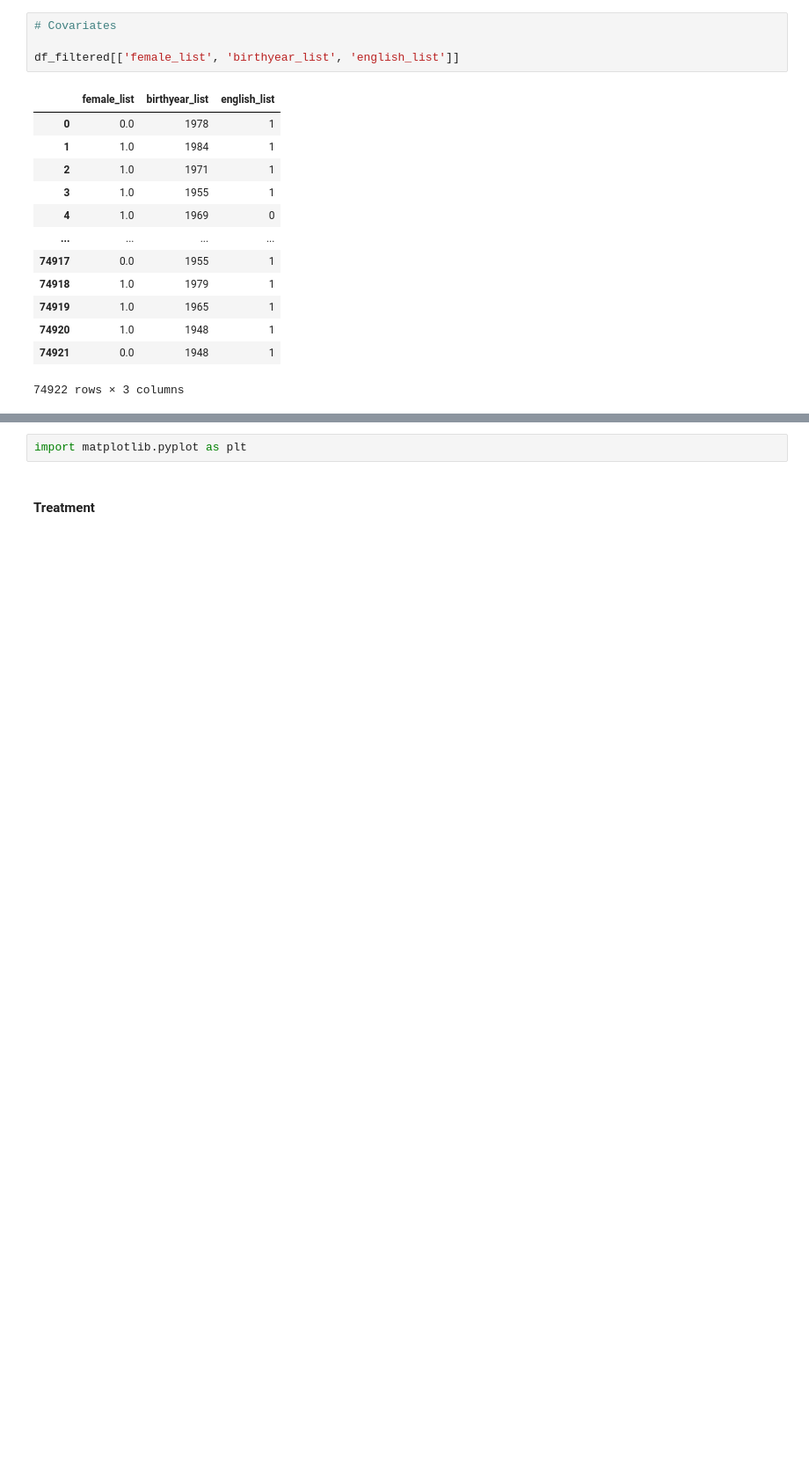
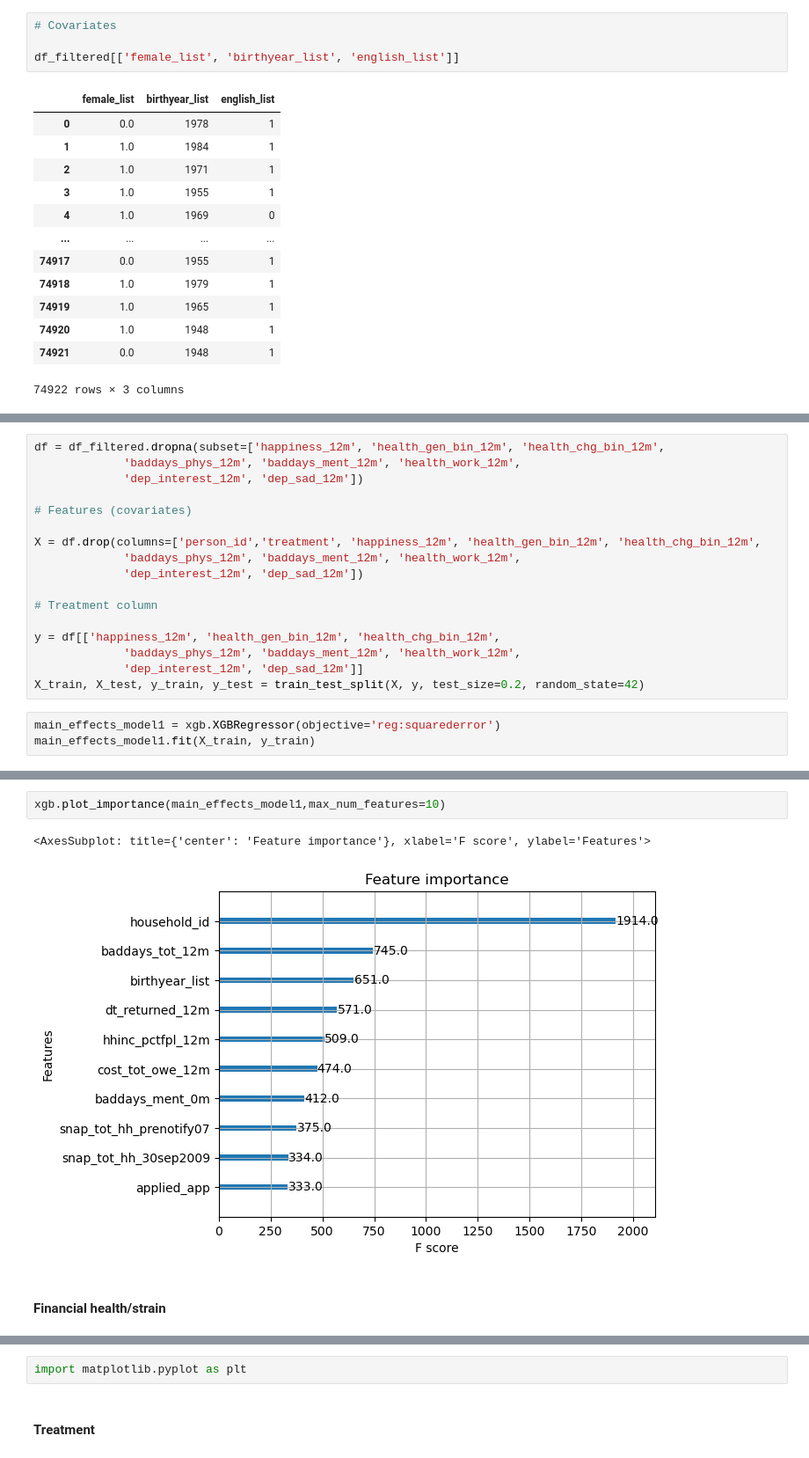
Before and after one commit to Yasmineouattara/ML_for_Econ_Final_Project, a Jupyter notebook: Notebook_Tim.ipynb, the cells around one changed output, grey strips where cells are left out. Shown: that part at 88% size. Saved outputs shown, nothing was run; the diff lists cells and outputs as text; blank space fills up the shorter version.

```diff
--- a/Notebook_Tim.ipynb
+++ b/Notebook_Tim.ipynb
@@ -483,0 +336,20 @@ print(train_df[outcome_columns].isnull().sum())
+# %%
+df = df_filtered.dropna(subset=['happiness_12m', 'health_gen_bin_12m', 'health_chg_bin_12m',
+             'baddays_phys_12m', 'baddays_ment_12m', 'health_work_12m',
+             'dep_interest_12m', 'dep_sad_12m'])
+
+# Features (covariates)
+
+X = df.drop(columns=['person_id','treatment', 'happiness_12m', 'health_gen_bin_12m', 'health_chg_bin_12m',
+             'baddays_phys_12m', 'baddays_ment_12m', 'health_work_12m',
+             'dep_interest_12m', 'dep_sad_12m'])
+
+# Treatment column
+
+y = df[['happiness_12m', 'health_gen_bin_12m', 'health_chg_bin_12m',
+             'baddays_phys_12m', 'baddays_ment_12m', 'health_work_12m',
+             'dep_interest_12m', 'dep_sad_12m']]
+X_train, X_test, y_train, y_test = train_test_split(X, y, test_size=0.2, random_state=42)
+# %%
+main_effects_model1 = xgb.XGBRegressor(objective='reg:squarederror')
+main_effects_model1.fit(X_train, y_train)
@@ -483,0 +368,7 @@ print(train_df[outcome_columns].isnull().sum())
+# %%
+xgb.plot_importance(main_effects_model1,max_num_features=10)
+# %% [output]
+<AxesSubplot: title={'center': 'Feature importance'}, xlabel='F score', ylabel='Features'>
+[figure, added]
+# %% [markdown]
+#### Financial health/strain
```
Also changed, not shown: parts of 36 cells of this notebook.
